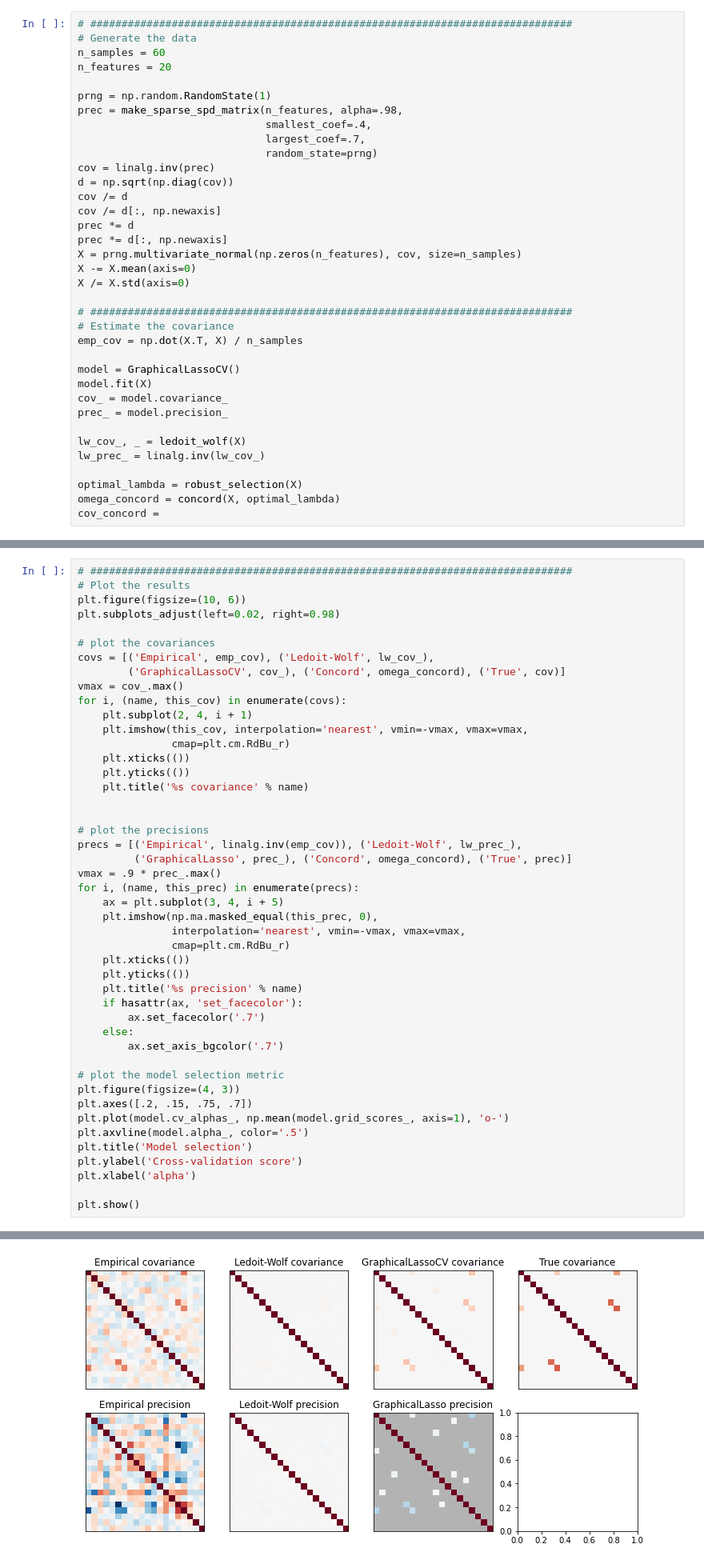
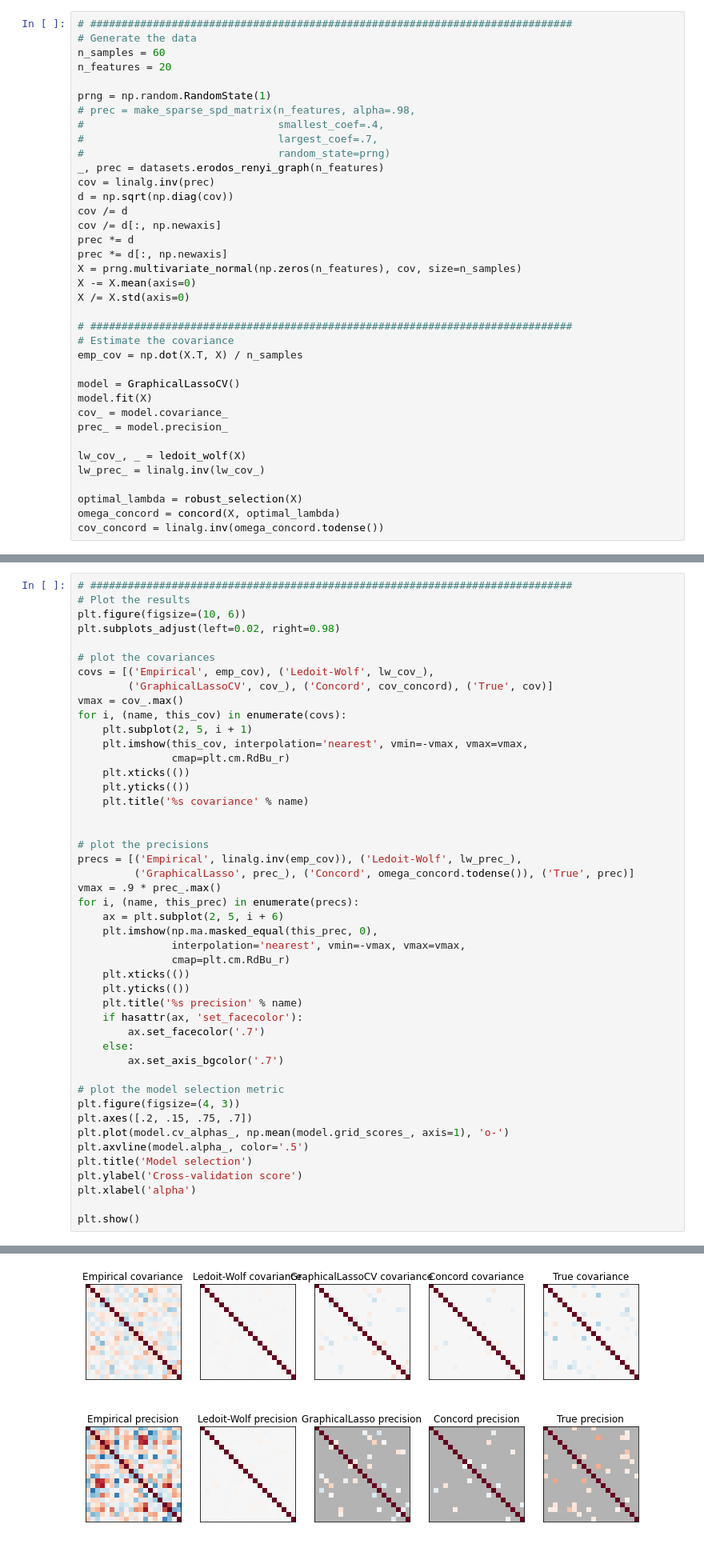
Before and after one commit to matzhaugen/pyccista, a Jupyter notebook: notebooks/Plotting.ipynb, the cells around one changed output, grey strips where cells are left out. Shown at 80% size. Drawn from its saved outputs; the diff is of its cells as text.

```diff
--- a/notebooks/Plotting.ipynb
+++ b/notebooks/Plotting.ipynb
@@ -12,10 +12,11 @@ n_samples = 60
 n_features = 20
 
 prng = np.random.RandomState(1)
-prec = make_sparse_spd_matrix(n_features, alpha=.98,
-                              smallest_coef=.4,
-                              largest_coef=.7,
-                              random_state=prng)
+# prec = make_sparse_spd_matrix(n_features, alpha=.98,
+#                               smallest_coef=.4,
+#                               largest_coef=.7,
+#                               random_state=prng)
+_, prec = datasets.erodos_renyi_graph(n_features)
 cov = linalg.inv(prec)
 d = np.sqrt(np.diag(cov))
 cov /= d
@@ -40,7 +41,7 @@ lw_prec_ = linalg.inv(lw_cov_)
 
 optimal_lambda = robust_selection(X)
 omega_concord = concord(X, optimal_lambda)
-cov_concord =
+cov_concord = linalg.inv(omega_concord.todense())
 # %%
 model.alpha_, optimal_lambda
 # %% [output]
@@ -53,10 +54,10 @@ plt.subplots_adjust(left=0.02, right=0.98)
 
 # plot the covariances
 covs = [('Empirical', emp_cov), ('Ledoit-Wolf', lw_cov_),
-        ('GraphicalLassoCV', cov_), ('Concord', omega_concord), ('True', cov)]
+        ('GraphicalLassoCV', cov_), ('Concord', cov_concord), ('True', cov)]
 vmax = cov_.max()
 for i, (name, this_cov) in enumerate(covs):
-    plt.subplot(2, 4, i + 1)
+    plt.subplot(2, 5, i + 1)
     plt.imshow(this_cov, interpolation='nearest', vmin=-vmax, vmax=vmax,
                cmap=plt.cm.RdBu_r)
     plt.xticks(())
@@ -66,10 +67,10 @@ for i, (name, this_cov) in enumerate(covs):
 
 # plot the precisions
 precs = [('Empirical', linalg.inv(emp_cov)), ('Ledoit-Wolf', lw_prec_),
-         ('GraphicalLasso', prec_), ('Concord', omega_concord), ('True', prec)]
+         ('GraphicalLasso', prec_), ('Concord', omega_concord.todense()), ('True', prec)]
 vmax = .9 * prec_.max()
 for i, (name, this_prec) in enumerate(precs):
-    ax = plt.subplot(3, 4, i + 5)
+    ax = plt.subplot(2, 5, i + 6)
     plt.imshow(np.ma.masked_equal(this_prec, 0),
                interpolation='nearest', vmin=-vmax, vmax=vmax,
                cmap=plt.cm.RdBu_r)
@@ -96 +96 @@ ValueError: The truth value of an array with more than one element is ambiguous.
-[figure, old version]
+[figure, new version]
```
Also changed, not shown: parts of 3 cells of this notebook, 4 other files.
